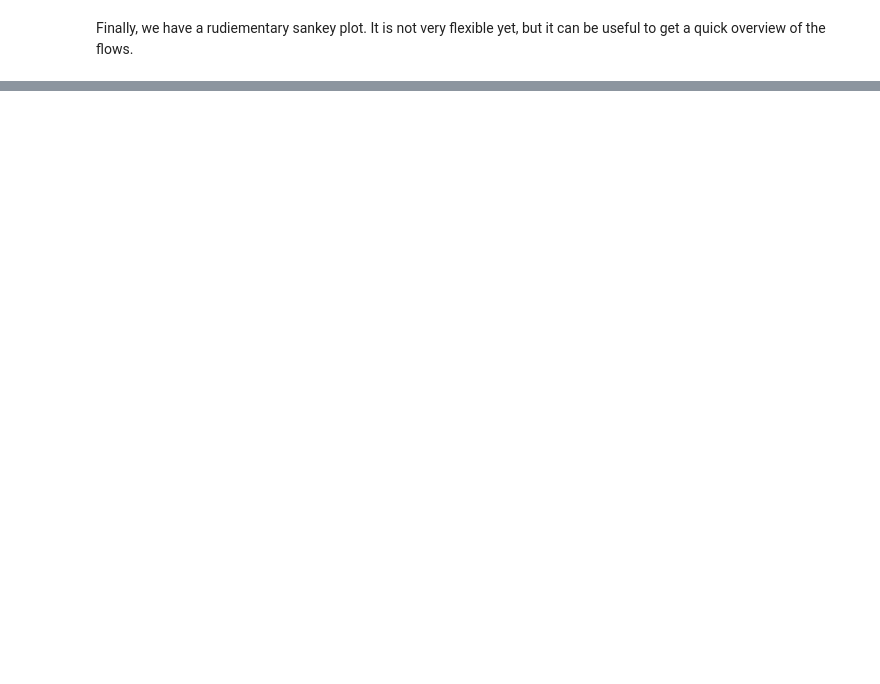
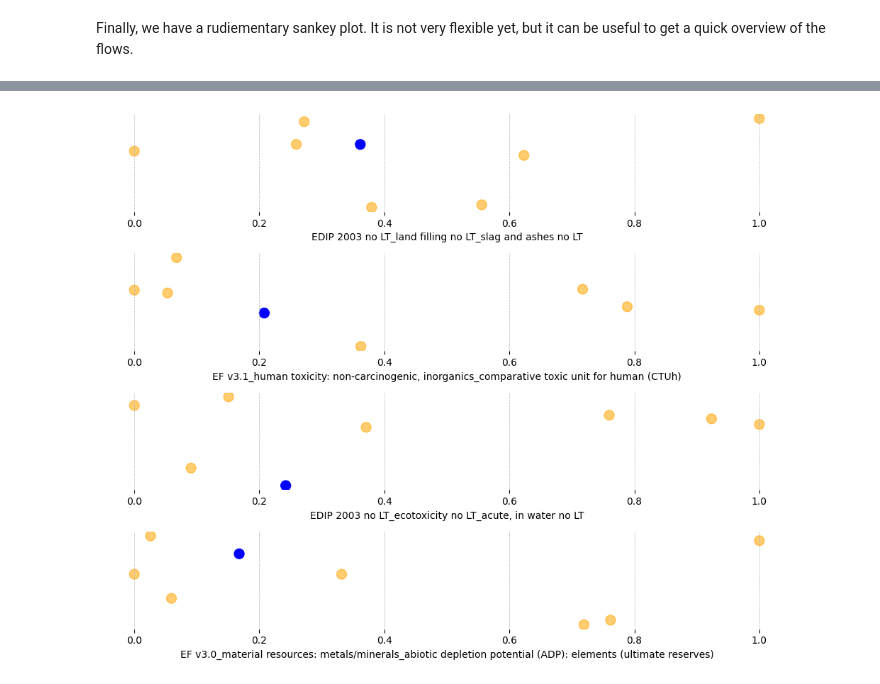
Before and after one commit to LIVENlab/enbios, a Jupyter notebook: enbios2/demos/plot_results.ipynb, the cells around one changed output, grey strips where cells are left out. Cells and saved outputs as stored; diff of their text form; code cells hidden in the pictures; blank space fills up the shorter version.

Commit message:
fix scatter plot

```diff
--- a/enbios2/demos/plot_results.ipynb
+++ b/enbios2/demos/plot_results.ipynb
@@ -114,0 +104,6 @@ plot_sankey(exp, "Scenario 1", exp.method_aliases[0])
+# %%
+from enbios2.plotting.plot_experiment import one_axes_scatter_plot
+
+one_axes_scatter_plot(exp, "Scenario 1");
+# %% [output]
+[figure, added]
```
Also changed, not shown: parts of 15 cells of this notebook, 2 other files.
